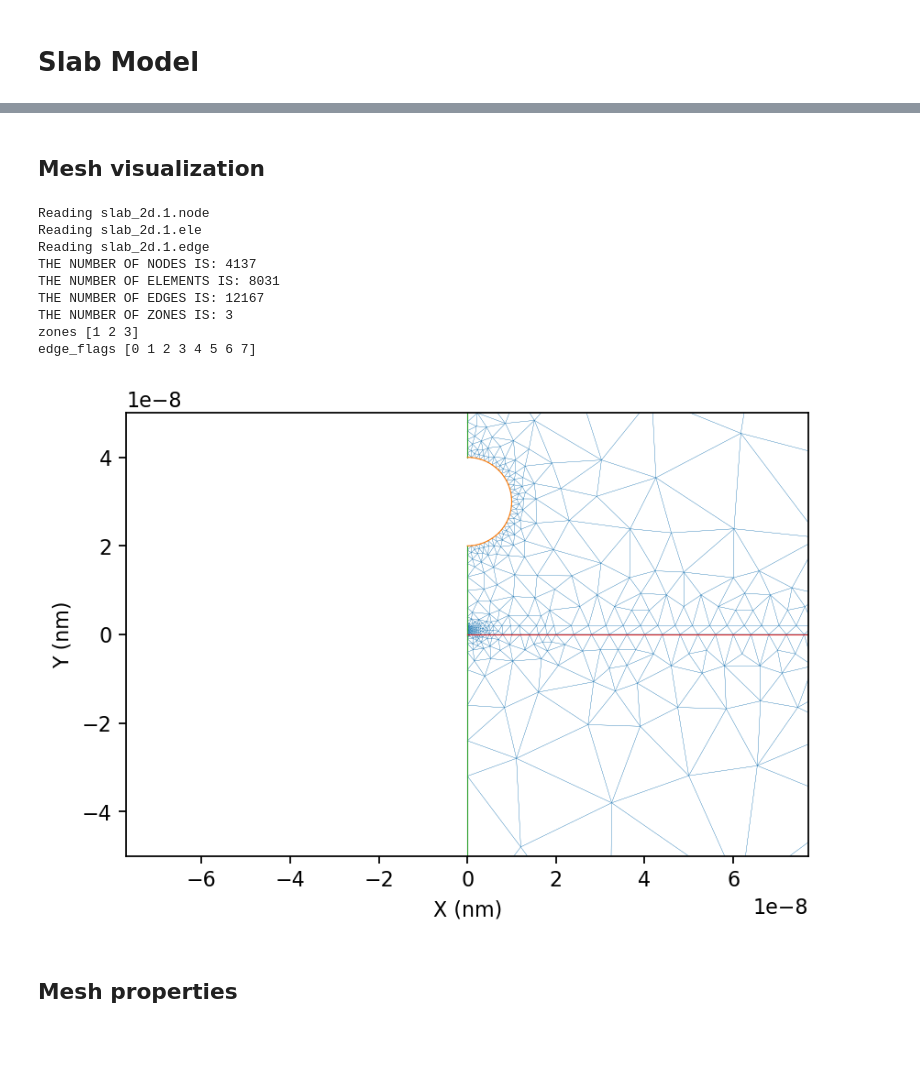
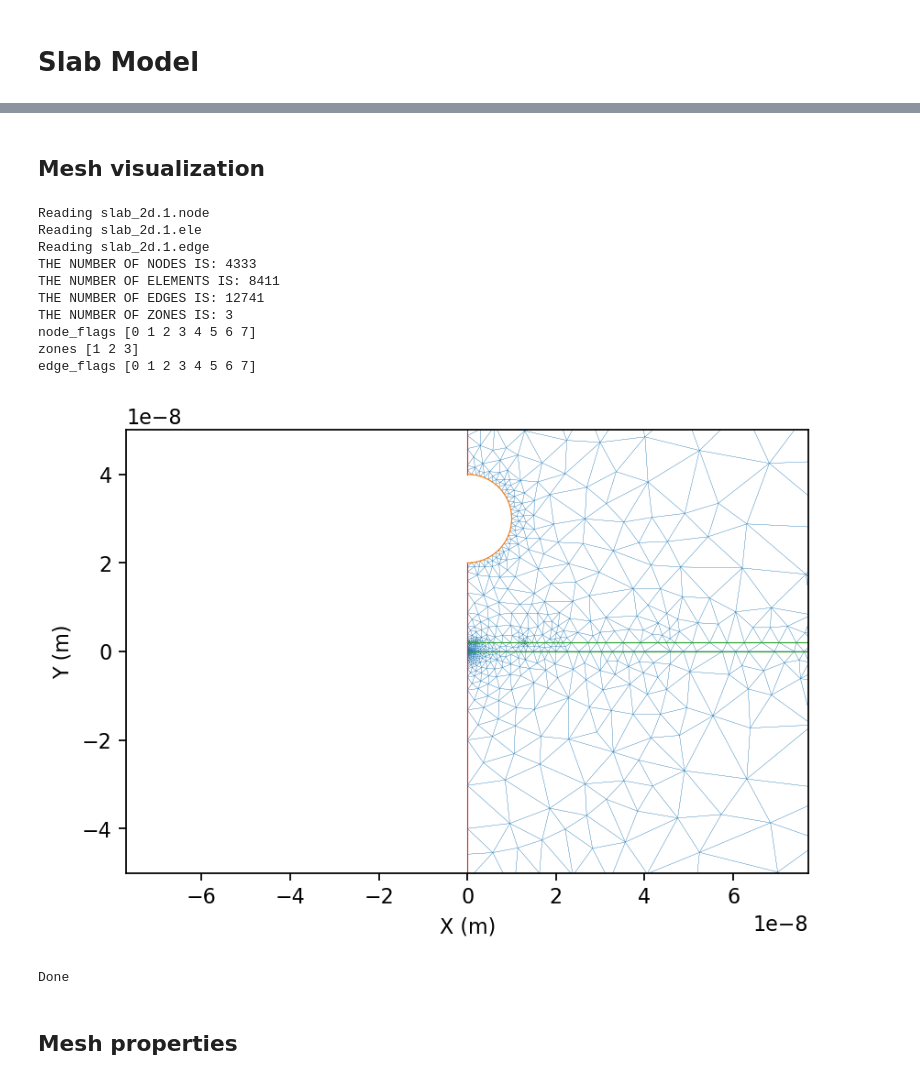
Before and after one commit to yuccadrew/sip, a Jupyter notebook: test_sip.ipynb, the cells around one changed output, grey strips where cells are left out. Cells and saved outputs as stored; diff of their text form; code cells hidden in the pictures; blank space fills up the shorter version.

```diff
--- a/test_sip.ipynb
+++ b/test_sip.ipynb
@@ -1500,5 +1745,5 @@ if __name__=='__main__':
 # %% [markdown]
-## Mesh visualization <a id="4.1"></a>
+## Mesh visualization <a id="4.4"></a>
 # %%
 def display_mesh():
     #modify user inputs below
@@ -1531,6 +1776,7 @@ def display_mesh():
     print('THE NUMBER OF ELEMENTS IS: %d'%nelem)
     print('THE NUMBER OF EDGES IS: %d'%nedge)
     print('THE NUMBER OF ZONES IS: %d'%len(np.unique(zones)))
+    print('node_flags',np.unique(node_flags))
     print('zones',np.unique(zones))
     print('edge_flags',np.unique(edge_flags))
     print('')
@@ -1549,64 +1795,53 @@ def display_mesh():
     mask=edge_flags==4
     x=nodes[edges,0]
     y=nodes[edges,1]
-    ax.plot(x[mask,:].T,y[mask,:].T,'-',linewidth=0.5,color='tab:green')
+    ax.plot(x[mask,:].T,y[mask,:].T,'-',linewidth=0.5,color='tab:red')
 
-    mask=edge_flags==5
+    mask=(edge_flags==5)|(edge_flags==6)
     x=nodes[edges,0]
     y=nodes[edges,1]
-    ax.plot(x[mask,:].T,y[mask,:].T,'-',linewidth=0.5,color='tab:red')
+    ax.plot(x[mask,:].T,y[mask,:].T,'-',linewidth=0.5,color='tab:green')
 
     mask=edge_flags==7
     x=nodes[edges,0]
     y=nodes[edges,1]
     ax.plot(x[mask,:].T,y[mask,:].T,'-',linewidth=0.5,color='tab:orange')
 
 #     mask=node_flags==1
 #     ax.plot(nodes[mask,0],nodes[mask,1],'.',markersize=1,color='tab:green')
 #     mask=node_flags==2
 #     ax.plot(nodes[mask,0],nodes[mask,1],'.',markersize=1,color='tab:red')
 #     mask=node_flags==3
 #     ax.plot(nodes[mask,0],nodes[mask,1],'.',markersize=1,color='tab:orange')
 
-    ax.set_xlabel('X (nm)')
-    ax.set_ylabel('Y (nm)')
+    ax.set_xlabel('X (m)')
+    ax.set_ylabel('Y (m)')
     ax.axis('equal')
     ax.set_xlim(-50e-9,50e-9)
     ax.set_ylim(-50e-9,50e-9)
+#     ax.set_xlim(-10e-9,10e-9)
+#     ax.set_ylim(-10e-9,10e-9)
     return fig,ax
 
 if __name__=='__main__':
     fig,ax=display_mesh()
-#     nodes=mesh['nodes']
-#     elements=mesh['elements']
-#     edges=mesh['edges']
-#     with_first_kind_bc=mesh['with_first_kind_bc']
-#     with_third_kind_bc=mesh['with_third_kind_bc']
-#     in_stern=mesh['in_stern']
-
-#     nind_bc=np.unique(edges[with_first_kind_bc,:].flatten(order='C'))
-#     x=nodes[nind_bc,0]*1e9
-#     y=nodes[nind_bc,1]*1e9
-#     ax.plot(x,y,'.',color='tab:orange',markersize=1)
-
-#     x=nodes[edges[with_third_kind_bc,:],0]*1e9
-#     y=nodes[edges[with_third_kind_bc,:],1]*1e9
-#     ax.plot(x.T,y.T,'-',linewidth=0.5,color='tab:red')
-#     plt.savefig('slab_mesh_zoom_in.png')
     plt.show()
+    print('Done')
 # %% [output]
 Reading slab_2d.1.node
 Reading slab_2d.1.ele
 Reading slab_2d.1.edge
-THE NUMBER OF NODES IS: 4137
-THE NUMBER OF ELEMENTS IS: 8031
-THE NUMBER OF EDGES IS: 12167
+THE NUMBER OF NODES IS: 4333
+THE NUMBER OF ELEMENTS IS: 8411
+THE NUMBER OF EDGES IS: 12741
 THE NUMBER OF ZONES IS: 3
+node_flags [0 1 2 3 4 5 6 7]
 zones [1 2 3]
 edge_flags [0 1 2 3 4 5 6 7]
-[figure, old version]
+[figure, new version]
+Done
 # %% [markdown]
-## Mesh properties <a id="4.2"></a>
+## Mesh properties <a id="4.5"></a>
 # %%
 def set_mesh():
     #modify user inputs below
```
Also changed, not shown: parts of 17 cells of this notebook.
